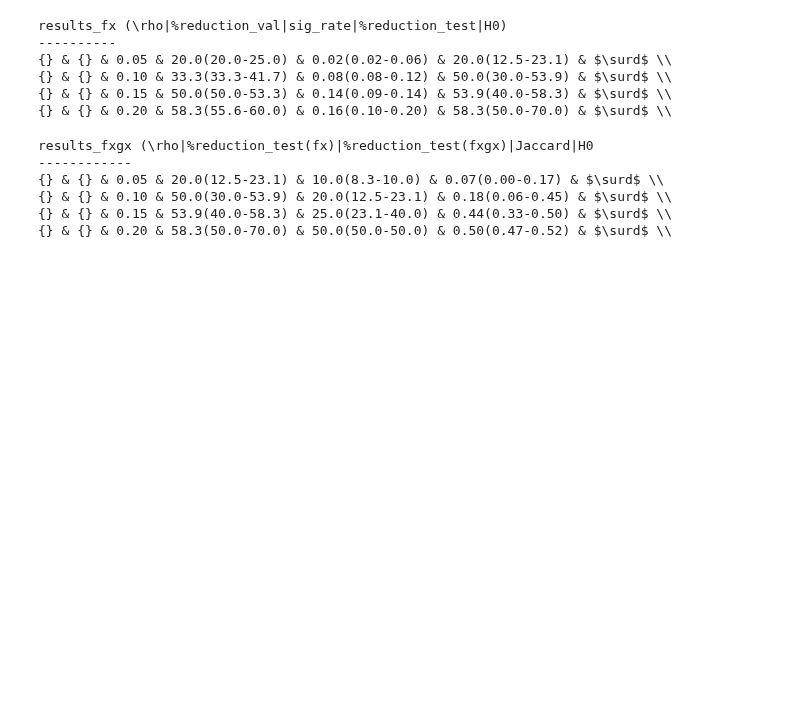
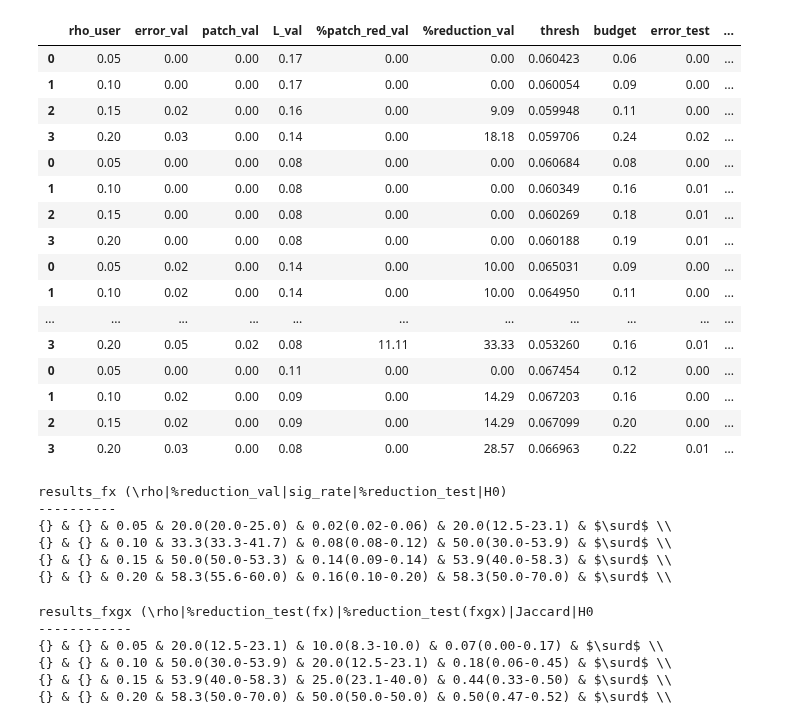
Before and after one commit to cesar-claros/synergistic, a Jupyter notebook: socialadsnet.ipynb, the cells around one changed output. Drawn from its saved outputs; the diff is of its cells as text; code cells hidden in the pictures; blank space fills up the shorter version.

Commit message:
patch model added

```diff
--- a/socialadsnet.ipynb
+++ b/socialadsnet.ipynb
@@ -87,6 +83,32 @@ def signalingFunction(X_train, y_train, y_train_pred_th, X_val, y_val, y_val_pre
     table_test = exp.test(X_test, y_test, y_test_pred_th, table_val['rule'].to_numpy(), table_val['eta'].to_numpy())
     table = pd.concat([table_val,table_test],axis=1)
     return table, exp
+# %%
+#%%
+# Signaling function fitting and evaluation
+def patchFunction(X_train, y_train, y_train_pred_soft, y_train_pred_th,
+                  X_val, y_val, y_val_pred_soft, y_val_pred_th,
+                  X_test, y_test, y_test_pred_soft, y_test_pred_th,
+                  kernel='e*e', ex_dim=1, norm='res'):
+    # X_train, X_val should be scaled
+    # Add predictions
+    X_train_GP = np.concatenate((X_train, y_train_pred_soft), axis=1)
+    X_val_GP = np.concatenate((X_val, y_val_pred_soft), axis=1)
+    X_test_GP = np.concatenate((X_test, y_test_pred_soft), axis=1)
+    # Scale features
+    scaleX_GP = preprocessing.StandardScaler().fit(np.concatenate((X_train_GP, X_val_GP), axis=0))
+    X_train_GP = scaleX_GP.transform(X_train_GP)
+    X_val_GP = scaleX_GP.transform(X_val_GP)
+    X_test_GP = scaleX_GP.transform(X_test_GP)
+    # Fit signaling function
+    patch = sgn.patching(norm=norm) # idx = [train,test,val]
+    patch.fit(X_train_GP, y_train, y_train_pred_soft[:,1], kernel=kernel, n_iter=500, lr=0.01, ex_dim=ex_dim)
+    table_patch_only = patch.apply(X_val_GP, y_val, y_val_pred_soft, y_val_pred_th,
+                    X_test_GP, y_test, y_test_pred_soft, y_test_pred_th)
+    table_patch_val = patch.evaluate(y_val, y_val_pred_soft, y_val_pred_th)
+    table_patch_test = patch.test(y_test, y_test_pred_soft, y_test_pred_th, table_patch_val['thresh'].to_numpy())
+    table_patch = pd.concat([table_patch_val, table_patch_test], axis=1)
+    return table_patch_only, table_patch
 # %%
 #%%
 # Initialize model
@@ -259,3 +382,25 @@ logs_base_dir = "runs/"
+# %%
+# report_table_patch
+report_table_patch_concat = pd.concat(report_table_patch)
+report_table_patch_concat
+# %% [output]
+|  | rho_user | error_val | patch_val | L_val | %patch_red_val | %reduction_val | thresh | budget | error_test | ... |
+| 0 | 0.05 | 0.00 | 0.00 | 0.17 | 0.00 | 0.00 | 0.060423 | 0.06 | 0.00 | ... |
+| 1 | 0.10 | 0.00 | 0.00 | 0.17 | 0.00 | 0.00 | 0.060054 | 0.09 | 0.00 | ... |
+| 2 | 0.15 | 0.02 | 0.00 | 0.16 | 0.00 | 9.09 | 0.059948 | 0.11 | 0.00 | ... |
+| 3 | 0.20 | 0.03 | 0.00 | 0.14 | 0.00 | 18.18 | 0.059706 | 0.24 | 0.02 | ... |
+| 0 | 0.05 | 0.00 | 0.00 | 0.08 | 0.00 | 0.00 | 0.060684 | 0.08 | 0.00 | ... |
+| 1 | 0.10 | 0.00 | 0.00 | 0.08 | 0.00 | 0.00 | 0.060349 | 0.16 | 0.01 | ... |
+| 2 | 0.15 | 0.00 | 0.00 | 0.08 | 0.00 | 0.00 | 0.060269 | 0.18 | 0.01 | ... |
+| 3 | 0.20 | 0.00 | 0.00 | 0.08 | 0.00 | 0.00 | 0.060188 | 0.19 | 0.01 | ... |
+| 0 | 0.05 | 0.02 | 0.00 | 0.14 | 0.00 | 10.00 | 0.065031 | 0.09 | 0.00 | ... |
+| 1 | 0.10 | 0.02 | 0.00 | 0.14 | 0.00 | 10.00 | 0.064950 | 0.11 | 0.00 | ... |
+| ... | ... | ... | ... | ... | ... | ... | ... | ... | ... | ... |
+| 3 | 0.20 | 0.05 | 0.02 | 0.08 | 11.11 | 33.33 | 0.053260 | 0.16 | 0.01 | ... |
+| 0 | 0.05 | 0.00 | 0.00 | 0.11 | 0.00 | 0.00 | 0.067454 | 0.12 | 0.00 | ... |
+| 1 | 0.10 | 0.02 | 0.00 | 0.09 | 0.00 | 14.29 | 0.067203 | 0.16 | 0.00 | ... |
+| 2 | 0.15 | 0.02 | 0.00 | 0.09 | 0.00 | 14.29 | 0.067099 | 0.20 | 0.00 | ... |
+| 3 | 0.20 | 0.03 | 0.00 | 0.08 | 0.00 | 28.57 | 0.066963 | 0.22 | 0.01 | ... |
 # %%
 ##%
 # Boxplot (loss reduction in test set)
```
Also changed, not shown: parts of 6 cells of this notebook.
